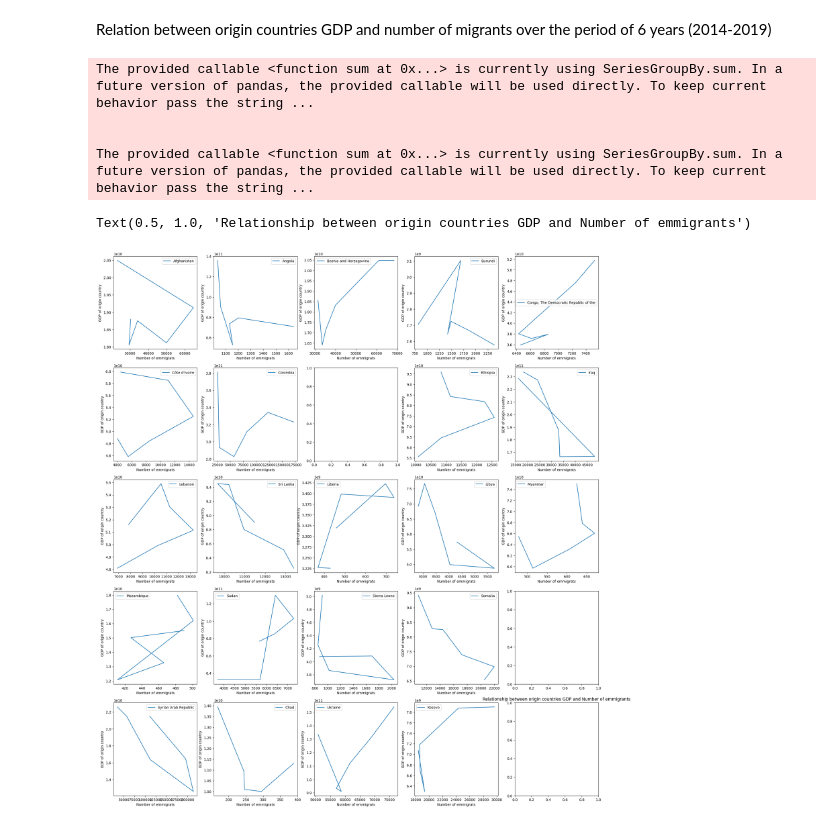
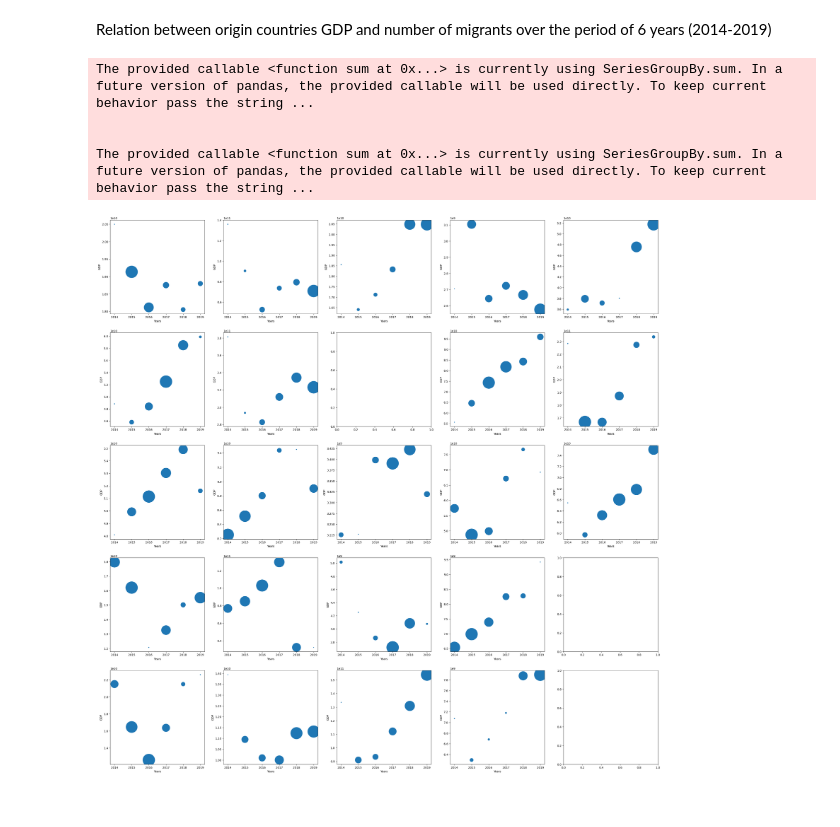
Before and after one commit to MIT-Emerging-Talent/2024-group-07-cdsp, a Jupyter notebook: Data_Analysis/first_iteration/First_Analysis.ipynb, the cells around one changed output. Drawn from its saved outputs; the diff is of its cells as text; code cells hidden in the pictures.

Commit message:
Changed the plot to bubble plot

```diff
--- a/Data_Analysis/first_iteration/First_Analysis.ipynb
+++ b/Data_Analysis/first_iteration/First_Analysis.ipynb
@@ -238,44 +238,57 @@ group_cit_gdp = gdp_group.agg({'Estst_Total_migrant_2014': np.sum,
                                    'Estst_Total_migrant_2018': np.sum,
                                    'Estst_Total_migrant_2019': np.sum})
 
 group_cit_gdp
 group_cit_gdp = pd.DataFrame(group_cit_gdp)
 group_cit_gdp=group_cit_gdp.reset_index()
 
 #columns for x axis values
 X = ['Estst_Total_migrant_2014','Estst_Total_migrant_2015','Estst_Total_migrant_2016',
                                    'Estst_Total_migrant_2017',
                                    'Estst_Total_migrant_2018',
                                    'Estst_Total_migrant_2019']
 #columns for y axis values
 Y = ['origin_gdp_2014','origin_gdp_2015','origin_gdp_2016','origin_gdp_2017','origin_gdp_2018','origin_gdp_2019']
 
 
 empty = ['Eritrea','South Sudan', 'Yemen'] #countries whos gdp is missing in the data
-fig,ax = plt.subplots(5,5, figsize=(25,28))
+fig,ax = plt.subplots(5,5, figsize=(35,35))
 
 
+# for i in range(0,5):
+#     for j in range(0,5):
+#         x=[]
+#         y=[]
+
+#         if country_names[i][j] not in empty:
+#             for E in X:
+#                 x.append(group_cit_gdp[group_cit_gdp['origin_name']==country_names[i][j]][E].item())
+#             for G in Y:
+#                 y.append(group_cit_gdp[group_cit_gdp['origin_name']==country_names[i][j]][G].item())
+#             ax[i][j].plot(x,y, label=f"{country_names[i][j]}")
+#             ax[i][j].set_xlabel("Number of emmigrats")
+#             ax[i][j].set_ylabel("GDP of origin country")
+
+#             ax[i][j].legend()
+
+# plt.title("Relationship between origin countries GDP and Number of emmigrants")
+x=['2014','2015','2016','2017','2018','2019']
 for i in range(0,5):
     for j in range(0,5):
-        x=[]
-        y=[]
+        population=[]
+        gdp=[]
 
         if country_names[i][j] not in empty:
             for E in X:
-                x.append(group_cit_gdp[group_cit_gdp['origin_name']==country_names[i][j]][E].item())
+                population.append(group_cit_gdp[group_cit_gdp['origin_name']==country_names[i][j]][E].item())
             for G in Y:
-                y.append(group_cit_gdp[group_cit_gdp['origin_name']==country_names[i][j]][G].item())
-            ax[i][j].plot(x,y, label=f"{country_names[i][j]}")
-            ax[i][j].set_xlabel("Number of emmigrats")
-            ax[i][j].set_ylabel("GDP of origin country")
-
-            ax[i][j].legend()
-
-plt.title("Relationship between origin countries GDP and Number of emmigrants")
+                gdp.append(group_cit_gdp[group_cit_gdp['origin_name']==country_names[i][j]][G].item())
+            sns.scatterplot(x=x, y=gdp, size=population, legend=False, sizes=(20, 2000), ax=ax[i][j])
+            ax[i][j].set_xlabel("Years")
+            ax[i][j].set_ylabel("GDP")
 # %% [output]
 The provided callable <function sum at 0x...> is currently using SeriesGroupBy.sum. In a future version of pandas, the provided callable will be used directly. To keep current behavior pass the string ...
 
 
 The provided callable <function sum at 0x...> is currently using SeriesGroupBy.sum. In a future version of pandas, the provided callable will be used directly. To keep current behavior pass the string ...
-Text(0.5, 1.0, 'Relationship between origin countries GDP and Number of emmigrants')
-[figure, old version]
+[figure, new version]
```
